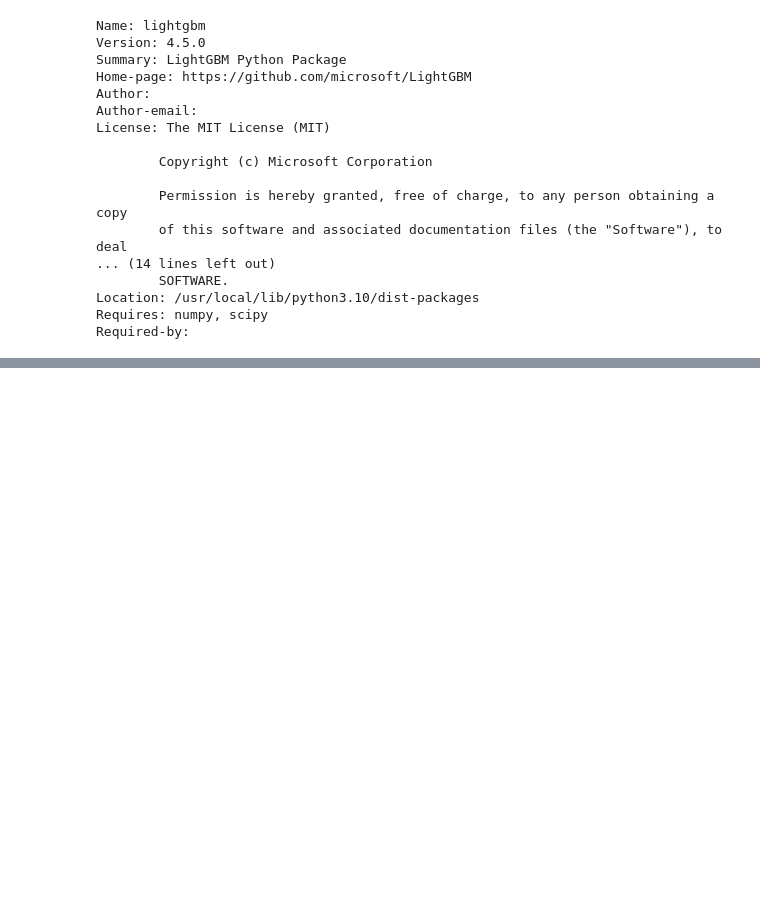
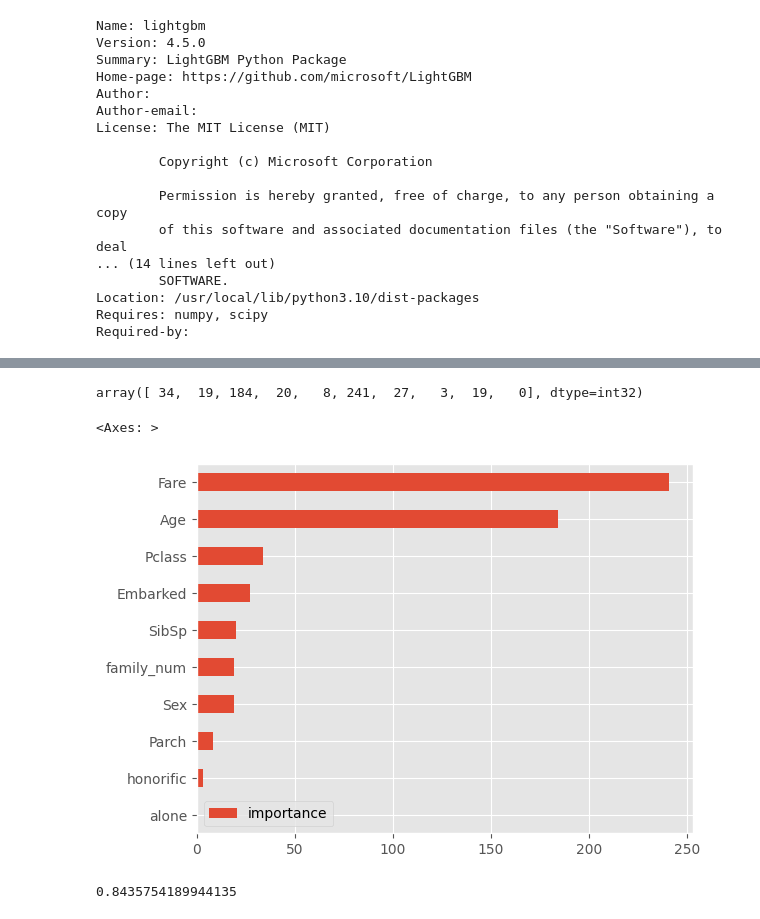
Before and after one commit to castberry10/ds, a Jupyter notebook: kaggle-titanic.ipynb, the cells around one changed output, grey strips where cells are left out. Saved outputs shown, nothing was run; the diff lists cells and outputs as text; code cells hidden in the pictures; blank space fills up the shorter version.

```diff
--- a/kaggle-titanic.ipynb
+++ b/kaggle-titanic.ipynb
@@ -701,3 +701,13 @@ Training until validation scores don't improve for 20 rounds
 [LightGBM] [Warning] No further splits with positive gain, best gain: -inf
 Early stopping, best iteration is:
 [22]    valid_0's binary_logloss: 0.414446
+# %%
+model_lgb.feature_importance()
+# %% [output]
+array([ 34,  19, 184,  20,   8, 241,  27,   3,  19,   0], dtype=int32)
+# %%
+importance = pd.DataFrame(model_lgb.feature_importance(), index=X_train.columns, columns=["importance"]).sort_values(by="importance", ascending=True)
+importance.plot.barh()
+# %% [output]
+<Axes: >
+[figure, added]
@@ -703,0 +718,4 @@ Early stopping, best iteration is:
+# %%
+accuracy_score(y_valid, np.round(y_pred))
+# %% [output]
+0.8435754189944135
```
Also changed, not shown: parts of 6 cells of this notebook.
